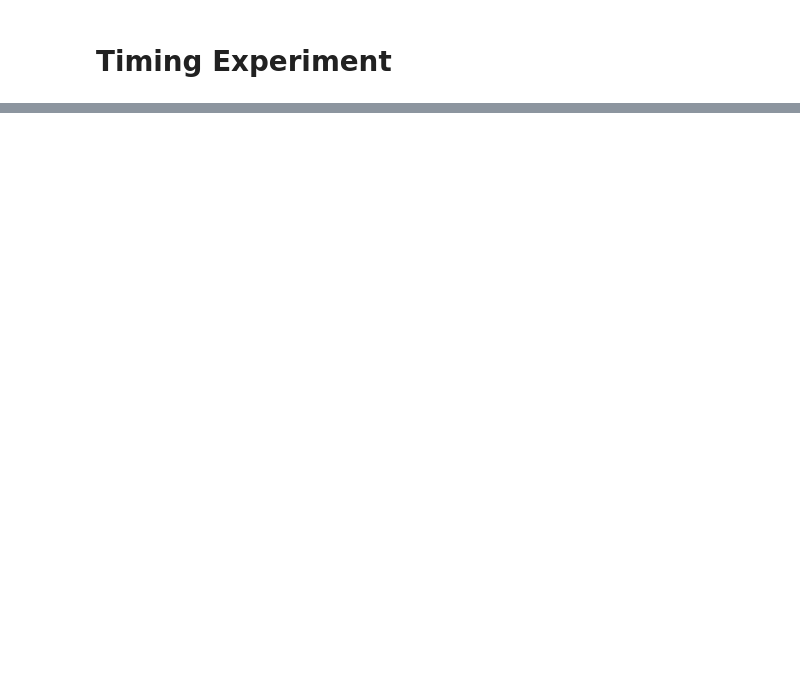
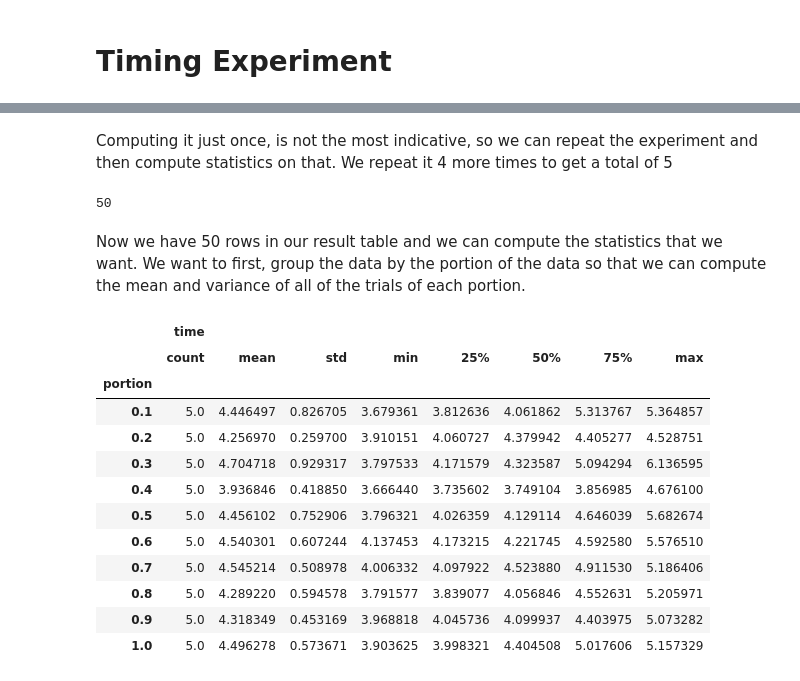
Before and after one commit to fairnessforensics/wiggum, a Jupyter notebook: docs/source/notebooks/exp_time.ipynb, the cells around one changed output, grey strips where cells are left out. Saved outputs shown, nothing was run; the diff lists cells and outputs as text; code cells hidden in the pictures; blank space fills up the shorter version.

```diff
--- a/docs/source/notebooks/exp_time.ipynb
+++ b/docs/source/notebooks/exp_time.ipynb
@@ -152,0 +114,2 @@ print("90 Percent--- %s seconds ---" % (time.time() - start_time))
+# %% [markdown]
+Computing it just once, is not the most indicative, so we can repeat the experiment and then compute statistics on that.  We repeat it 4 more times to get a total of 5
@@ -152,0 +123,24 @@ print("90 Percent--- %s seconds ---" % (time.time() - start_time))
+# %%
+time_res = pd.DataFrame(data = time_data, columns =['portion','time'])
+len(time_res)
+# %% [output]
+50
+# %% [markdown]
+Now we have 50 rows in our result table and we can compute the statistics that we want.  We want to first, group the data by the portion of the data so that we can compute the mean and variance of all of the trials of each portion.
+# %%
+time_repeats = time_res.groupby('portion')
+time_repeats.describe()
+# %% [output]
+|  | time |  |  |  |  |  |  |  |
+|  | count | mean | std | min | 25% | 50% | 75% | max |
+| portion |  |  |  |  |  |  |  |  |
+| 0.1 | 5.0 | 4.446497 | 0.826705 | 3.679361 | 3.812636 | 4.061862 | 5.313767 | 5.364857 |
+| 0.2 | 5.0 | 4.256970 | 0.259700 | 3.910151 | 4.060727 | 4.379942 | 4.405277 | 4.528751 |
+| 0.3 | 5.0 | 4.704718 | 0.929317 | 3.797533 | 4.171579 | 4.323587 | 5.094294 | 6.136595 |
+| 0.4 | 5.0 | 3.936846 | 0.418850 | 3.666440 | 3.735602 | 3.749104 | 3.856985 | 4.676100 |
+| 0.5 | 5.0 | 4.456102 | 0.752906 | 3.796321 | 4.026359 | 4.129114 | 4.646039 | 5.682674 |
+| 0.6 | 5.0 | 4.540301 | 0.607244 | 4.137453 | 4.173215 | 4.221745 | 4.592580 | 5.576510 |
+| 0.7 | 5.0 | 4.545214 | 0.508978 | 4.006332 | 4.097922 | 4.523880 | 4.911530 | 5.186406 |
+| 0.8 | 5.0 | 4.289220 | 0.594578 | 3.791577 | 3.839077 | 4.056846 | 4.552631 | 5.205971 |
+| 0.9 | 5.0 | 4.318349 | 0.453169 | 3.968818 | 4.045736 | 4.099937 | 4.403975 | 5.073282 |
+| 1.0 | 5.0 | 4.496278 | 0.573671 | 3.903625 | 3.998321 | 4.404508 | 5.017606 | 5.157329 |
```
Also changed, not shown: parts of 25 cells of this notebook, 6 other files.
